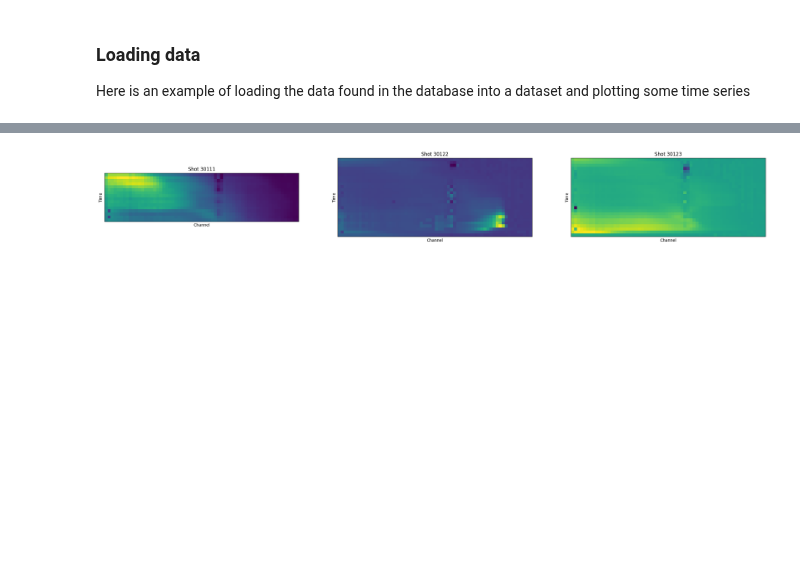
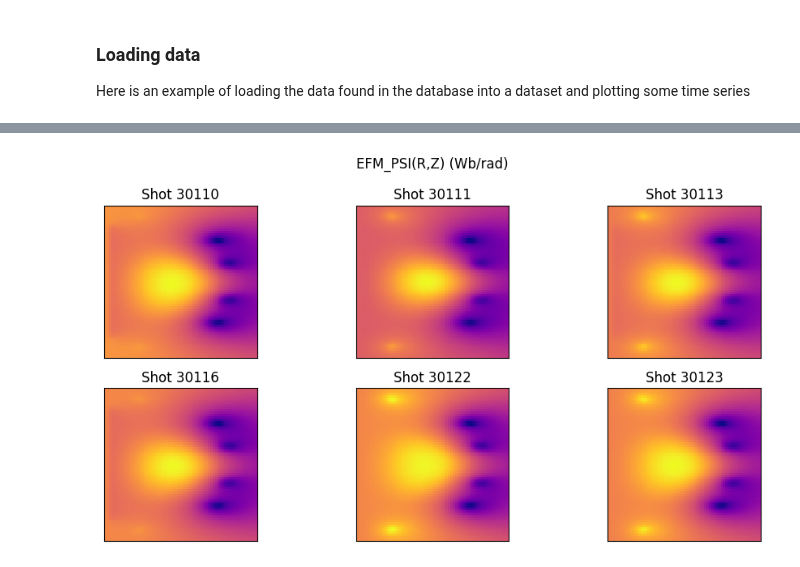
Before and after one commit to ukaea/fair-mast, a Jupyter notebook: db_query_example.ipynb, the cells around one changed output, grey strips where cells are left out. Cells and saved outputs as stored; diff of their text form; code cells hidden in the pictures; blank space fills up the shorter version.

```diff
--- a/db_query_example.ipynb
+++ b/db_query_example.ipynb
@@ -66,13 +69,14 @@ shots = metadata.tables['shots']
 signals = metadata.tables['signals']
 shot_signal_link = metadata.tables['shot_signal_link']
 
-# Query all shots with zmag_efit > ..04
+# Query all shots with zmag_efit > .04
 qshots = (
     session.query(shots)
           .filter(shots.c.cpf_zmag_efit > .04)
 )
 qshots = pd.read_sql(qshots.statement, con=engine.connect())
 shot_ids = qshots['shot_id'].values
+shot_ids = list(map(str, shot_ids))
 
 # Query for corresponding signal IDs
 qshot_signal = (
@@ -86,7 +90,7 @@ qshot_signal = pd.read_sql(qshot_signal.statement, con=engine.connect())
 qsignal = (
     session.query(signals)
     .filter(signals.c.signal_id.in_(qshot_signal.signal_id))
-    .filter(signals.c.name.contains('acd'))
+    .filter(signals.c.name.contains('amc'))
 )
 
 result = pd.read_sql(qsignal.statement, con=engine.connect())
@@ -117,18 +121,17 @@ Here is an example of loading the data found in the database into a dataset and
 # Read data
 data = {row['name']: open_datatree(row.uri, engine='zarr') for index, row in result[['name', 'uri']].iterrows()}
 
+dataset = data['amc_AMC_PLASMA_CURRENT']
 # Choose only relevant shots
-dataset = data['acd_ACD_SW_TRESFIT_C6D']
-shot_ids = list(map(str, shot_ids))
 dataset = dataset.filter(lambda x: x.name in shot_ids)
-dataset = dataset.isel(dim_0=1)
+dataset = dataset.sel(time=slice(0, .5))
 
 for shot_id, shot in dataset.items():
     data = shot['data']
     time = shot['time']
     plt.plot(time, data, label=f'Shot {shot_id}')
 
-plt.ylabel('Value')
+plt.ylabel(f'{shot.label} ({shot.units})')
 plt.xlabel('Time')
 plt.legend()
 # %% [output]
@@ -138,0 +142,9 @@ Another example with the same data but with multi dimensional data this time
+# %%
+# Query for signal data, filter only names containing 'acd'
+qsignal = (
+    session.query(signals)
+    .filter(signals.c.name.contains('efm_EFM_PSI(R,Z)'))
+)
+
+result = pd.read_sql(qsignal.statement, con=engine.connect())
+result
@@ -139,23 +154,24 @@ Another example with the same data but with multi dimensional data this time
 # %%
 # Read data
 data = {row['name']: open_datatree(row.uri, engine='zarr') for index, row in result[['name', 'uri']].iterrows()}
 
 # Choose only relevant shots
-dataset = data['acd_ACD_SW_TRESFIT_C6D']
-shot_ids = list(map(str, shot_ids))
+dataset = data['efm_EFM_PSI(R,Z)']
 dataset = dataset.filter(lambda x: x.name in shot_ids)
+dataset = dataset.isel(time=50)
 
 n_shots = len(dataset)
-fig, axes = plt.subplots(1, n_shots, figsize=(10*n_shots, 10))
+fig, axes = plt.subplots(2, 3, figsize=(10, 5))
+axes = axes.flatten()
 
 for index, (shot_id, shot) in enumerate(dataset.items()):
     data = shot['data']
     time = shot['time']
-    axes[index].matshow(data)
+    axes[index].matshow(data, cmap='plasma')
     axes[index].set_xticks([], [])
     axes[index].set_yticks([], [])
-    axes[index].set_ylabel('Time')
-    axes[index].set_xlabel('Channel')
     axes[index].set_title(f'Shot {shot_id}')
+plt.suptitle(f'EFM_PSI(R,Z) ({shot.attrs["units"]})')
+plt.tight_layout()
 # %% [output]
-[figure, old version]
+[figure, new version]
```
Also changed, not shown: parts of 5 cells of this notebook.
